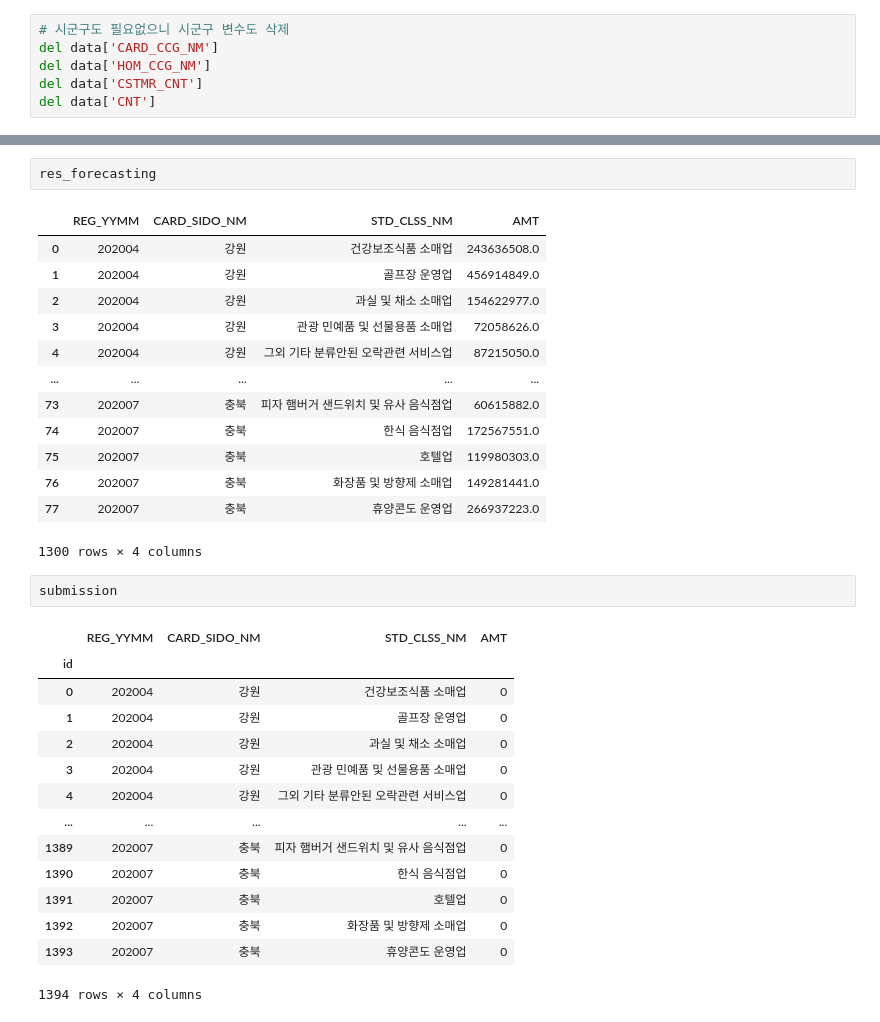
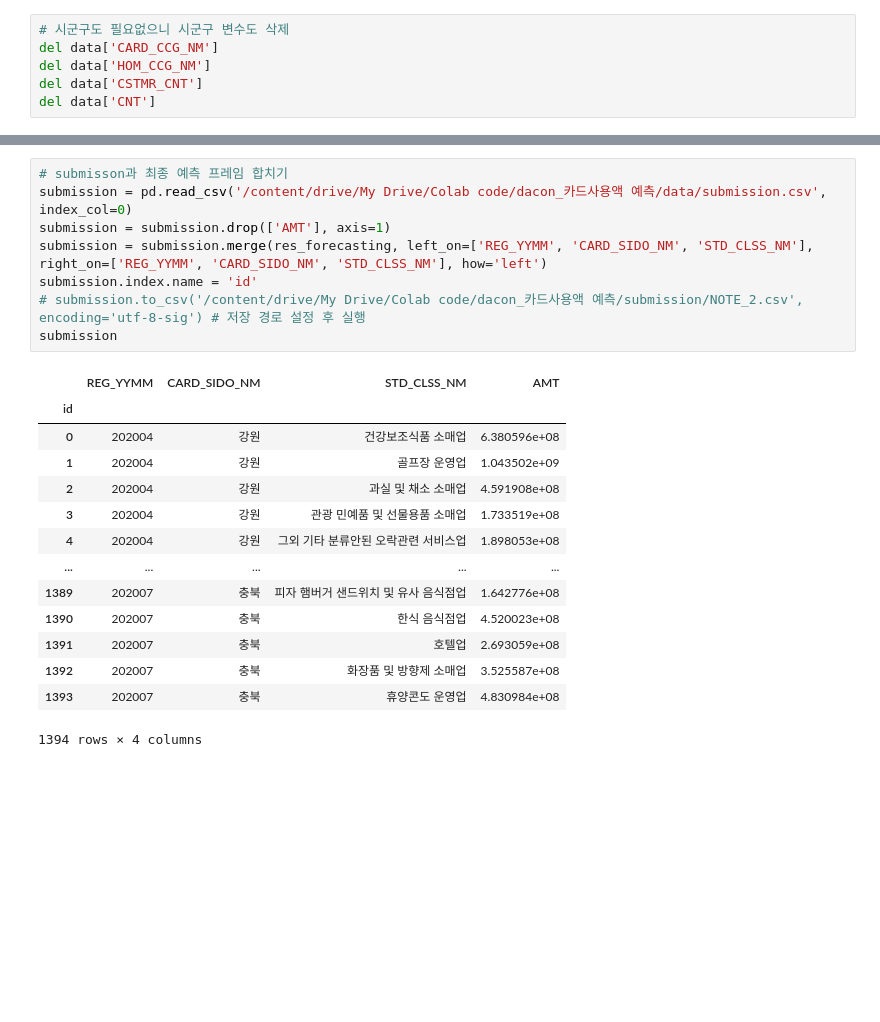
Before and after one commit to bill7845/colab_repo, a Jupyter notebook: dacon_제주카드사용량예측/modeling_1.ipynb, the cells around one changed output, grey strips where cells are left out. Saved outputs shown, nothing was run; the diff lists cells and outputs as text; blank space fills up the shorter version.

Commit message:
Colaboratory를 통해 생성됨

```diff
--- a/dacon_제주카드사용량예측/modeling_1.ipynb
+++ b/dacon_제주카드사용량예측/modeling_1.ipynb
@@ -199,33 +215,23 @@ res_model_dict
-# %%
-res_forecasting
-# %% [output]
-|  | REG_YYMM | CARD_SIDO_NM | STD_CLSS_NM | AMT |
-| 0 | 202004 | 강원 | 건강보조식품 소매업 | 243636508.0 |
-| 1 | 202004 | 강원 | 골프장 운영업 | 456914849.0 |
-| 2 | 202004 | 강원 | 과실 및 채소 소매업 | 154622977.0 |
-| 3 | 202004 | 강원 | 관광 민예품 및 선물용품 소매업 | 72058626.0 |
-| 4 | 202004 | 강원 | 그외 기타 분류안된 오락관련 서비스업 | 87215050.0 |
-| ... | ... | ... | ... | ... |
-| 73 | 202007 | 충북 | 피자 햄버거 샌드위치 및 유사 음식점업 | 60615882.0 |
-| 74 | 202007 | 충북 | 한식 음식점업 | 172567551.0 |
-| 75 | 202007 | 충북 | 호텔업 | 119980303.0 |
-| 76 | 202007 | 충북 | 화장품 및 방향제 소매업 | 149281441.0 |
-| 77 | 202007 | 충북 | 휴양콘도 운영업 | 266937223.0 |
-1300 rows × 4 columns
-# %%
-submission
-# %% [output]
-|  | REG_YYMM | CARD_SIDO_NM | STD_CLSS_NM | AMT |
-| id |  |  |  |  |
-| 0 | 202004 | 강원 | 건강보조식품 소매업 | 0 |
-| 1 | 202004 | 강원 | 골프장 운영업 | 0 |
-| 2 | 202004 | 강원 | 과실 및 채소 소매업 | 0 |
-| 3 | 202004 | 강원 | 관광 민예품 및 선물용품 소매업 | 0 |
-| 4 | 202004 | 강원 | 그외 기타 분류안된 오락관련 서비스업 | 0 |
-| ... | ... | ... | ... | ... |
-| 1389 | 202007 | 충북 | 피자 햄버거 샌드위치 및 유사 음식점업 | 0 |
-| 1390 | 202007 | 충북 | 한식 음식점업 | 0 |
-| 1391 | 202007 | 충북 | 호텔업 | 0 |
-| 1392 | 202007 | 충북 | 화장품 및 방향제 소매업 | 0 |
-| 1393 | 202007 | 충북 | 휴양콘도 운영업 | 0 |
-1394 rows × 4 columns
+# %%
+# submisson과 최종 예측 프레임 합치기
+submission = pd.read_csv('/content/drive/My Drive/Colab code/dacon_카드사용액 예측/data/submission.csv', index_col=0)
+submission = submission.drop(['AMT'], axis=1)
+submission = submission.merge(res_forecasting, left_on=['REG_YYMM', 'CARD_SIDO_NM', 'STD_CLSS_NM'], right_on=['REG_YYMM', 'CARD_SIDO_NM', 'STD_CLSS_NM'], how='left')
+submission.index.name = 'id'
+# submission.to_csv('/content/drive/My Drive/Colab code/dacon_카드사용액 예측/submission/NOTE_2.csv', encoding='utf-8-sig') # 저장 경로 설정 후 실행
+submission
+# %% [output]
+|  | REG_YYMM | CARD_SIDO_NM | STD_CLSS_NM | AMT |
+| id |  |  |  |  |
+| 0 | 202004 | 강원 | 건강보조식품 소매업 | 6.380596e+08 |
+| 1 | 202004 | 강원 | 골프장 운영업 | 1.043502e+09 |
+| 2 | 202004 | 강원 | 과실 및 채소 소매업 | 4.591908e+08 |
+| 3 | 202004 | 강원 | 관광 민예품 및 선물용품 소매업 | 1.733519e+08 |
+| 4 | 202004 | 강원 | 그외 기타 분류안된 오락관련 서비스업 | 1.898053e+08 |
+| ... | ... | ... | ... | ... |
+| 1389 | 202007 | 충북 | 피자 햄버거 샌드위치 및 유사 음식점업 | 1.642776e+08 |
+| 1390 | 202007 | 충북 | 한식 음식점업 | 4.520023e+08 |
+| 1391 | 202007 | 충북 | 호텔업 | 2.693059e+08 |
+| 1392 | 202007 | 충북 | 화장품 및 방향제 소매업 | 3.525587e+08 |
+| 1393 | 202007 | 충북 | 휴양콘도 운영업 | 4.830984e+08 |
+1394 rows × 4 columns
```
Also changed, not shown: parts of 7 cells of this notebook.
